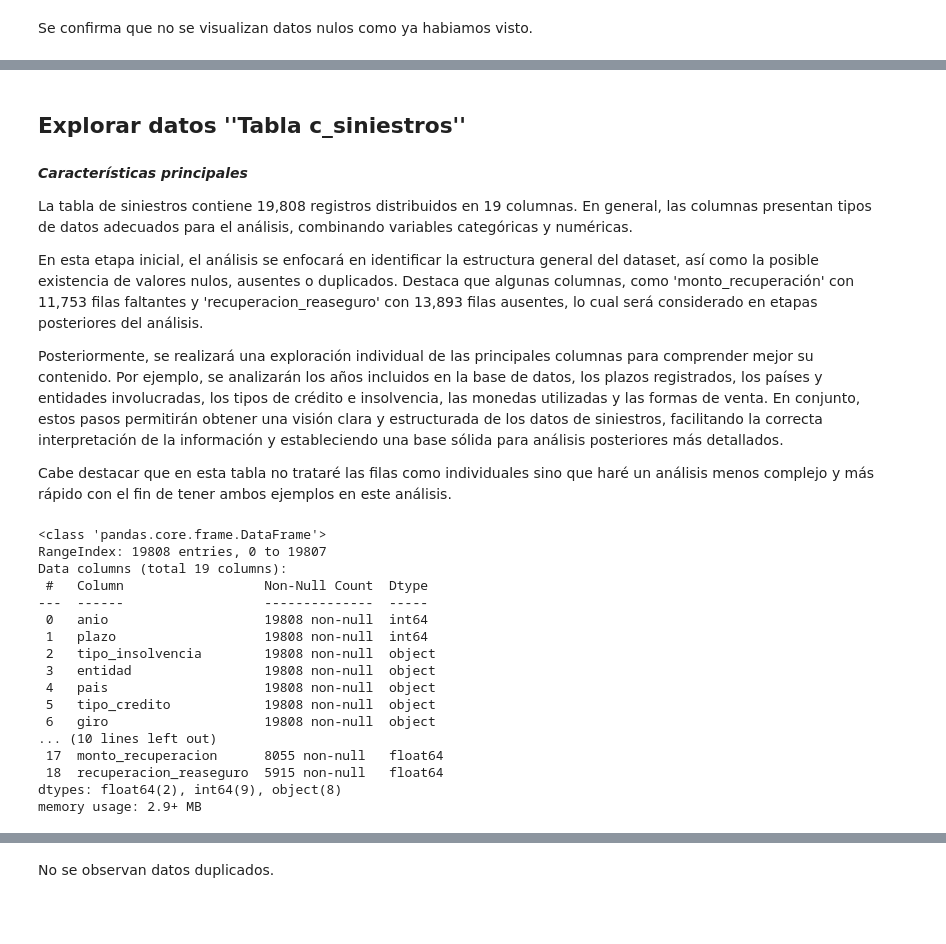
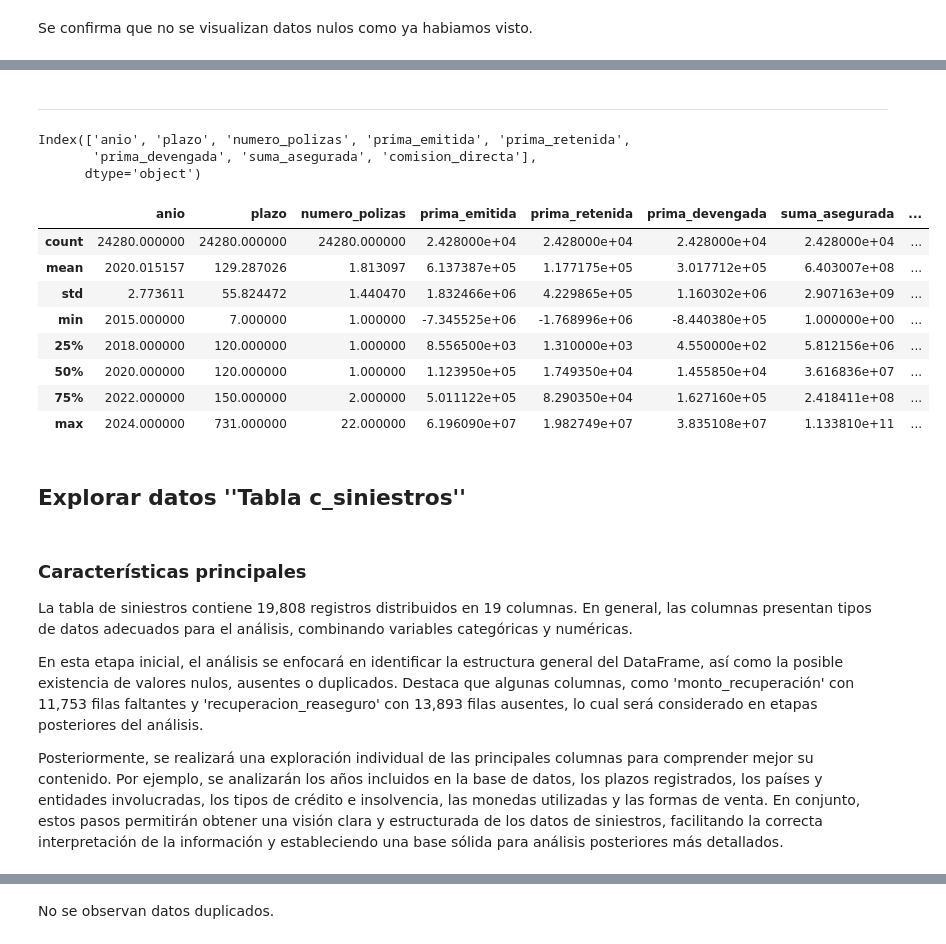
Before and after one commit to yoselin-morua/Proyecto-Cr-dito-Mercado, a Jupyter notebook: proyecto_credito_mercado/eda_creditos.ipynb, the cells around one changed output, grey strips where cells are left out. Saved outputs shown, nothing was run; the diff lists cells and outputs as text; code cells hidden in the pictures; blank space fills up the shorter version.

```diff
--- a/proyecto_credito_mercado/eda_creditos.ipynb
+++ b/proyecto_credito_mercado/eda_creditos.ipynb
@@ -313,0 +211,4 @@ Asimismo, se detectaron inconsistencias en la escritura de algunas categorías,
+# %%
+# Variable columnas_emision permite seleccionar solo las columnas que tengan el tipo 'object'
+columnas_emision = c_emision.select_dtypes(include='object').columns
+print(columnas_emision)
@@ -313,0 +217,9 @@ Asimismo, se detectaron inconsistencias en la escritura de algunas categorías,
+# %%
+# Variable para remplazar los dobles 'No disponibles' (para ambas tablas)
+cambio_valores = {
+    'No Disponible': 'No disponible'
+}
+# %%
+# Bucle para remplazar los dobles 'No disponibles' en las columnas
+for cambio_col in columnas_emision:
+    c_emision[cambio_col] = c_emision[cambio_col].replace(cambio_valores)
@@ -314,33 +249,34 @@ Asimismo, se detectaron inconsistencias en la escritura de algunas categorías,
+# %% [markdown]
+---
+# %%
+# Variable creada para seleccionar solo las columas con tipo 'int' y 'float' para su análisis
+columnas_numericas_emision = c_emision.select_dtypes(include=['int64', 'float64']).columns
+print(columnas_numericas_emision)
+# %% [output]
+Index(['anio', 'plazo', 'numero_polizas', 'prima_emitida', 'prima_retenida',
+       'prima_devengada', 'suma_asegurada', 'comision_directa'],
+      dtype='object')
+# %%
+# Mirada general de las columnas numéricas
+c_emision[columnas_numericas_emision].describe()
+# %% [output]
+|  | anio | plazo | numero_polizas | prima_emitida | prima_retenida | prima_devengada | suma_asegurada | ... |
+| count | 24280.000000 | 24280.000000 | 24280.000000 | 2.428000e+04 | 2.428000e+04 | 2.428000e+04 | 2.428000e+04 | ... |
+| mean | 2020.015157 | 129.287026 | 1.813097 | 6.137387e+05 | 1.177175e+05 | 3.017712e+05 | 6.403007e+08 | ... |
+| std | 2.773611 | 55.824472 | 1.440470 | 1.832466e+06 | 4.229865e+05 | 1.160302e+06 | 2.907163e+09 | ... |
+| min | 2015.000000 | 7.000000 | 1.000000 | -7.345525e+06 | -1.768996e+06 | -8.440380e+05 | 1.000000e+00 | ... |
+| 25% | 2018.000000 | 120.000000 | 1.000000 | 8.556500e+03 | 1.310000e+03 | 4.550000e+02 | 5.812156e+06 | ... |
+| 50% | 2020.000000 | 120.000000 | 1.000000 | 1.123950e+05 | 1.749350e+04 | 1.455850e+04 | 3.616836e+07 | ... |
+| 75% | 2022.000000 | 150.000000 | 2.000000 | 5.011122e+05 | 8.290350e+04 | 1.627160e+05 | 2.418411e+08 | ... |
+| max | 2024.000000 | 731.000000 | 22.000000 | 6.196090e+07 | 1.982749e+07 | 3.835108e+07 | 1.133810e+11 | ... |
 # %% [markdown]
 ## Explorar datos ''Tabla c_siniestros''
 # %% [markdown]
-__*Características principales*__
+### Características principales
 
 La tabla de siniestros contiene 19,808 registros distribuidos en 19 columnas. En general, las columnas presentan tipos de datos adecuados para el análisis, combinando variables categóricas y numéricas.
 
-En esta etapa inicial, el análisis se enfocará en identificar la estructura general del dataset, así como la posible existencia de valores nulos, ausentes o duplicados. Destaca que algunas columnas, como 'monto_recuperación' con 11,753 filas faltantes y 'recuperacion_reaseguro' con 13,893 filas ausentes, lo cual será considerado en etapas posteriores del análisis.
+En esta etapa inicial, el análisis se enfocará en identificar la estructura general del DataFrame, así como la posible existencia de valores nulos, ausentes o duplicados. Destaca que algunas columnas, como 'monto_recuperación' con 11,753 filas faltantes y 'recuperacion_reaseguro' con 13,893 filas ausentes, lo cual será considerado en etapas posteriores del análisis.
 
 Posteriormente, se realizará una exploración individual de las principales columnas para comprender mejor su contenido. Por ejemplo, se analizarán los años incluidos en la base de datos, los plazos registrados, los países y entidades involucradas, los tipos de crédito e insolvencia, las monedas utilizadas y las formas de venta.
 En conjunto, estos pasos permitirán obtener una visión clara y estructurada de los datos de siniestros, facilitando la correcta interpretación de la información y estableciendo una base sólida para análisis posteriores más detallados.
-
-Cabe destacar que en esta tabla no trataré las filas como individuales sino que haré un análisis menos complejo y más rápido con el fin de tener ambos ejemplos en este análisis.
-# %%
-c_siniestros.info()
-# %% [output]
-<class 'pandas.core.frame.DataFrame'>
-RangeIndex: 19808 entries, 0 to 19807
-Data columns (total 19 columns):
- #   Column                  Non-Null Count  Dtype
----  ------                  --------------  -----
- 0   anio                    19808 non-null  int64
- 1   plazo                   19808 non-null  int64
- 2   tipo_insolvencia        19808 non-null  object
- 3   entidad                 19808 non-null  object
- 4   pais                    19808 non-null  object
- 5   tipo_credito            19808 non-null  object
- 6   giro                    19808 non-null  object
-... (10 lines left out)
- 17  monto_recuperacion      8055 non-null   float64
- 18  recuperacion_reaseguro  5915 non-null   float64
-dtypes: float64(2), int64(9), object(8)
-memory usage: 2.9+ MB
```
Also changed, not shown: parts of 71 cells of this notebook.
